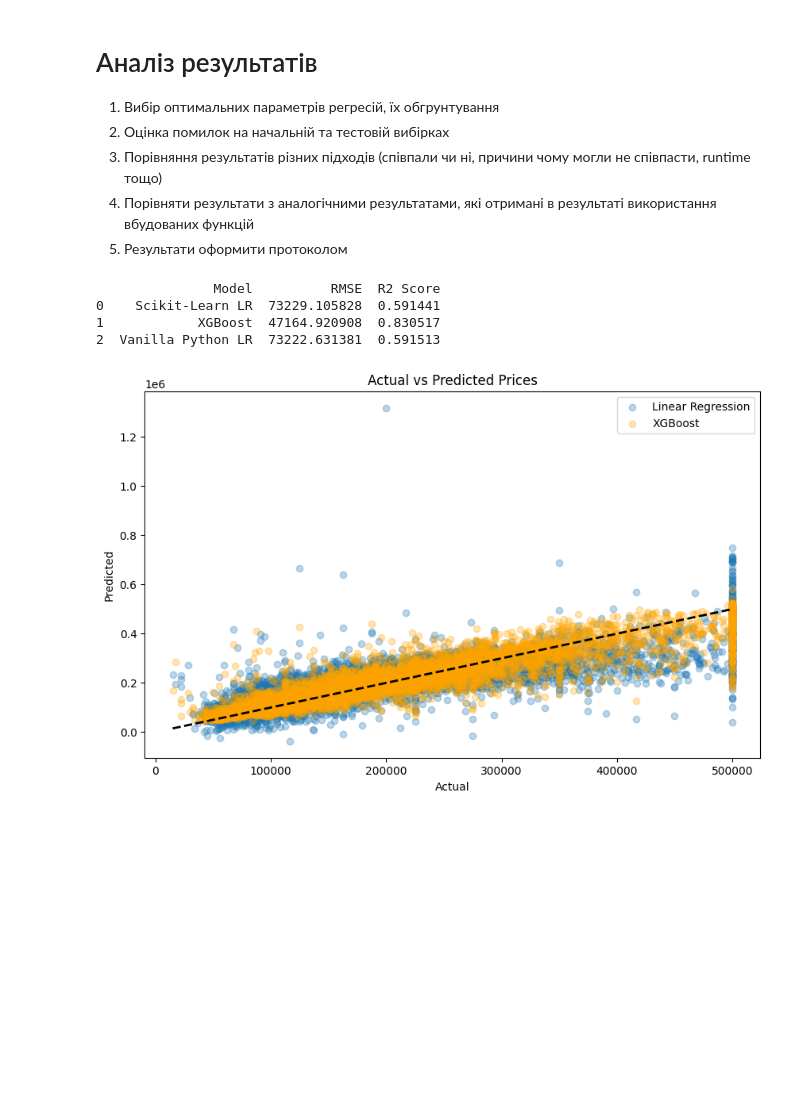
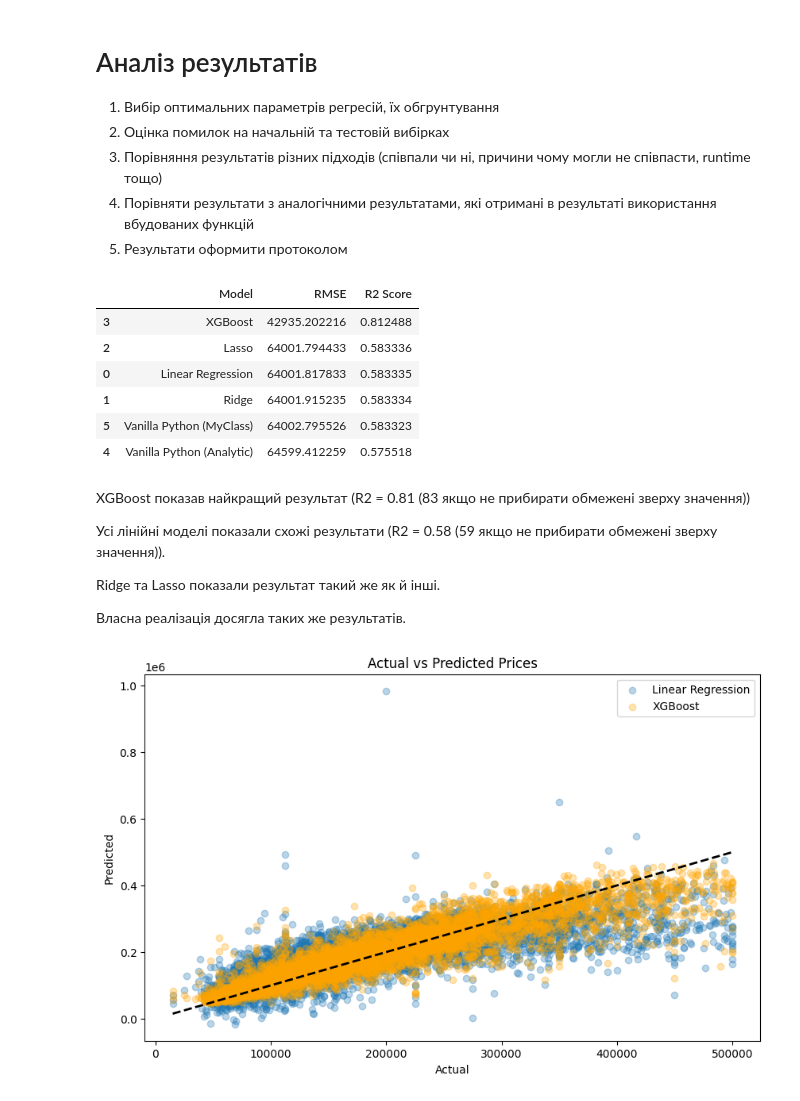
Before and after one commit to KlymentievMaksym/MLM, a Jupyter notebook: Lab1/Maksym_Klymentiev_FI21_LR.ipynb, the cells around one changed output. Cells and saved outputs as stored; diff of their text form; code cells hidden in the pictures; blank space fills up the shorter version.

```diff
--- a/Lab1/Maksym_Klymentiev_FI21_LR.ipynb
+++ b/Lab1/Maksym_Klymentiev_FI21_LR.ipynb
@@ -233,7 +264,7 @@ print(f"[Scikit-Learn Linear Regression] R2: {r2_lr:.4f}")
 # %% [markdown]
 ## XGBoost
 # %%
-xgb_model = xgb.XGBRegressor(n_estimators=100, learning_rate=0.1, random_state=42)
+xgb_model = xgb.XGBRegressor(n_estimators=1000, learning_rate=0.01, random_state=42)
 xgb_model.fit(X_train_scaled, y_train)
 
 y_pred_xgb = xgb_model.predict(X_test_scaled)
@@ -269,6 +324,17 @@ ss_res = np.sum((y_test - y_pred_vanilla) ** 2)
 ss_tot = np.sum((y_test - np.mean(y_test)) ** 2)
 r2_vanilla = 1 - (ss_res / ss_tot)
 
-print(f"[Vanilla Python (Normal Eq)] RMSE: {rmse_vanilla:.2f}")
-print(f"[Vanilla Python (Normal Eq)] R2: {r2_vanilla:.4f}")
+print(f"[Vanilla Python (Analytic)] RMSE: {rmse_vanilla:.2f}")
+print(f"[Vanilla Python (Analytic)] R2: {r2_vanilla:.4f}")
+
+custom_rg = CustomLinearRegressionGD(learning_rate=0.1, iterations=2000)
+custom_rg.fit(X_train_scaled, y_train)
+
+y_pred_custom = custom_rg.predict(X_test_scaled)
+
+rmse_custom = np.sqrt(mean_squared_error(y_test, y_pred_custom))
+r2_custom = r2_score(y_test, y_pred_custom)
+
+print(f"[Vanilla Python (MyClass)] RMSE: {rmse_custom:.2f}")
+print(f"[Vanilla Python (MyClass)] R2: {r2_custom:.4f}")
 # %% [output]
@@ -283,29 +351,41 @@ print(f"[Vanilla Python (Normal Eq)] R2: {r2_vanilla:.4f}")
 4. Порівняти результати з аналогічними результатами, які отримані в результаті використання вбудованих функцій
 5. Результати оформити протоколом
 # %%
-results = pd.DataFrame({
-    'Model': ['Scikit-Learn LR', 'XGBoost', 'Vanilla Python LR'],
-    'RMSE': [rmse_lr, rmse_xgb, rmse_vanilla],
-    'R2 Score': [r2_lr, r2_xgb, r2_vanilla]
+final_results = pd.DataFrame({
+    'Model': ['Linear Regression', 'Ridge', 'Lasso', 'XGBoost', 'Vanilla Python (Analytic)', 'Vanilla Python (MyClass)'],
+    'RMSE': [rmse_lr, rmse_ridge, rmse_lasso, rmse_xgb, rmse_vanilla, rmse_custom],
+    'R2 Score': [r2_lr, r2_ridge, r2_lasso, r2_xgb, r2_vanilla, r2_custom]
 })
 
-print(results)
-
-plt.figure(figsize=(10, 6))
-plt.scatter(y_test, y_pred_lr, alpha=0.3, label='Linear Regression')
-plt.scatter(y_test, y_pred_xgb, alpha=0.3, color='orange', label='XGBoost')
-plt.plot([y.min(), y.max()], [y.min(), y.max()], 'k--', lw=2)
-plt.xlabel('Actual')
-plt.ylabel('Predicted')
-plt.title('Actual vs Predicted Prices')
-plt.legend()
-plt.show()
+final_results.sort_values(by='R2 Score', ascending=False)
 # %% [output]
-               Model          RMSE  R2 Score
-0    Scikit-Learn LR  73229.105828  0.591441
-1            XGBoost  47164.920908  0.830517
-2  Vanilla Python LR  73222.631381  0.591513
-[figure, removed]
+|  | Model | RMSE | R2 Score |
+| 3 | XGBoost | 42935.202216 | 0.812488 |
+| 2 | Lasso | 64001.794433 | 0.583336 |
+| 0 | Linear Regression | 64001.817833 | 0.583335 |
+| 1 | Ridge | 64001.915235 | 0.583334 |
+| 5 | Vanilla Python (MyClass) | 64002.795526 | 0.583323 |
+| 4 | Vanilla Python (Analytic) | 64599.412259 | 0.575518 |
+# %% [markdown]
+XGBoost показав найкращий результат (R2 = 0.81 (83 якщо не прибирати обмежені зверху значення))
+
+Усі лінійні моделі показали схожі результати (R2 = 0.58 (59 якщо не прибирати обмежені зверху значення)).
+
+Ridge та Lasso показали результат такий же як й інші.
+
+Власна реалізація досягла таких же результатів.
+# %%
+plt.figure(figsize=(10, 6))
+plt.scatter(y_test, y_pred_lr, alpha=0.3, label='Linear Regression')
+plt.scatter(y_test, y_pred_xgb, alpha=0.3, color='orange', label='XGBoost')
+plt.plot([y.min(), y.max()], [y.min(), y.max()], 'k--', lw=2)
+plt.xlabel('Actual')
+plt.ylabel('Predicted')
+plt.title('Actual vs Predicted Prices')
+plt.legend()
+plt.show()
+# %% [output]
+[figure, added]
 # %% [markdown]
 # Контрольні питання
 
```
Also changed, not shown: parts of 16 cells of this notebook.
